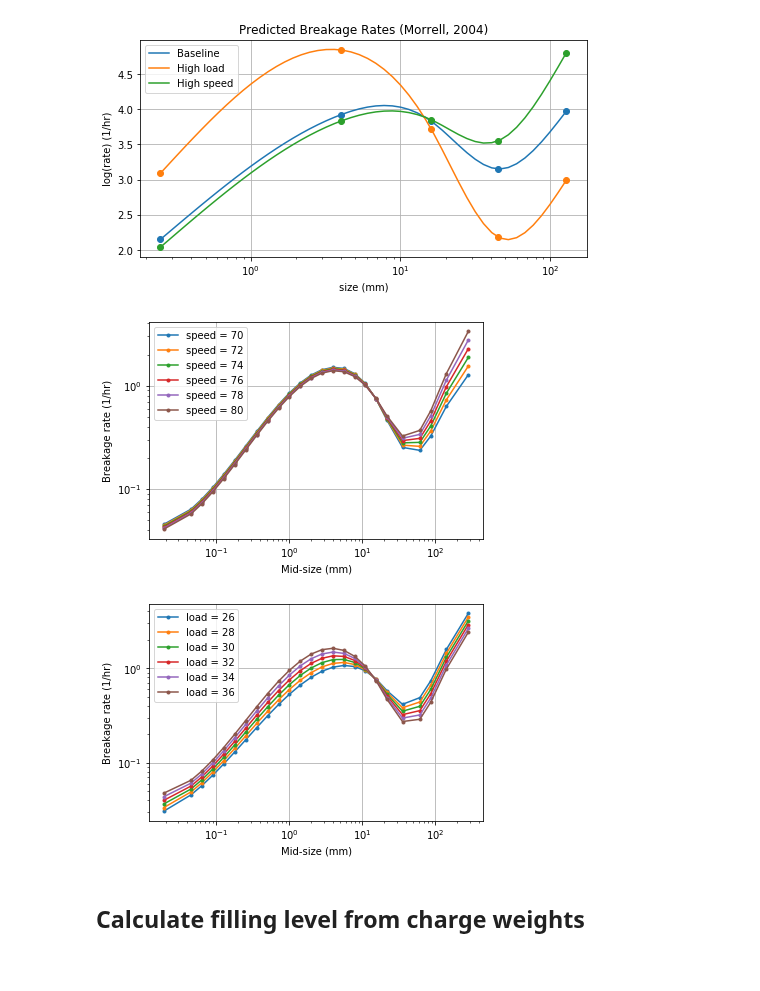
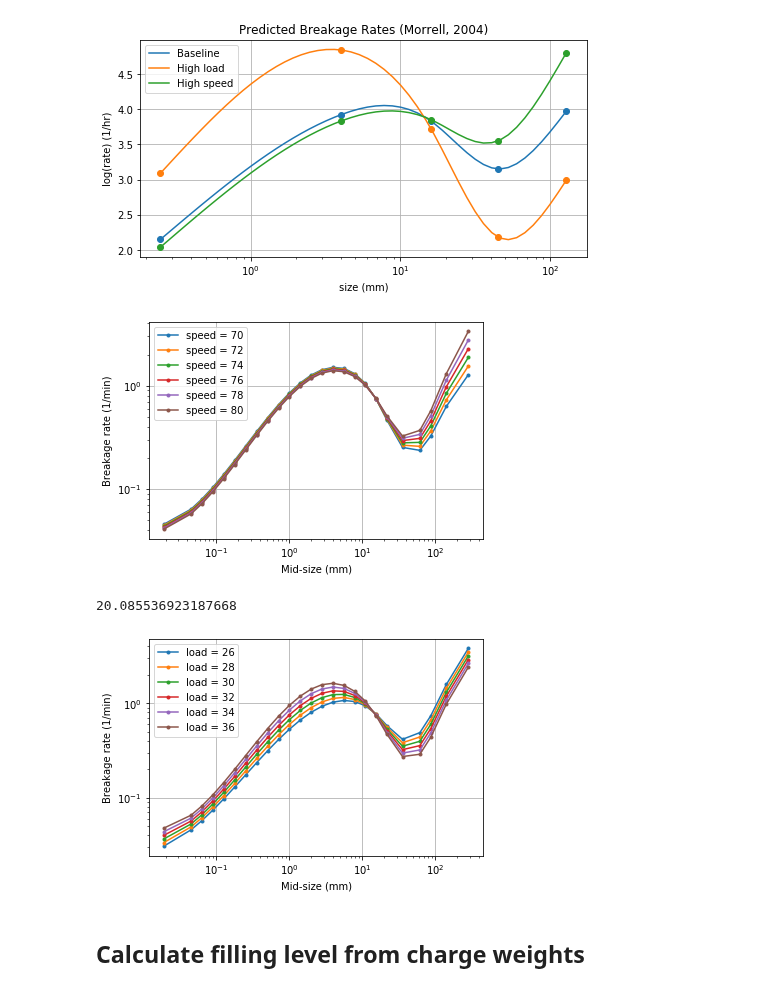
Before and after one commit to billtubbs/mech-575, a Jupyter notebook: code/python/project-grinding-dynamic-simulation-model.ipynb, the cells around one changed output. Drawn from its saved outputs; the diff is of its cells as text; code cells hidden in the pictures.

```diff
--- a/code/python/project-grinding-dynamic-simulation-model.ipynb
+++ b/code/python/project-grinding-dynamic-simulation-model.ipynb
@@ -534,7 +532,7 @@ class DynamicBreakageFunctionMorrell2004:
 
     def get_breakage_rate(self, size, load_pct, speed_pct):
         """Uses the cubic splines with linear interpolation to
-        estimate the breakage rate for given size, load (%)
+        estimate the breakage rate (1/min) for given size, load (%)
         and speed (% critical).
         """
 
@@ -639,25 +637,29 @@ mid_sizes_mm.name = mid_sizes.name + ' (mm)'
 # %%
 load_pct = 33
 for speed_pct in [70, 72, 74, 76, 78, 80]:
     r = breakage_function.get_breakage_rate(mid_sizes_mm, load_pct, speed_pct)
     label = f'speed = {speed_pct}'
-    plot_rates(mid_sizes_mm, r, label=label)
+    plot_rates(mid_sizes_mm, r, label=label, ylabel='Breakage rate (1/min)')
 plt.grid()
 plt.legend()
 plt.show()
 # %% [output]
-[figure, old version]
+[figure, new version]
+# %%
+np.exp(3)
+# %% [output]
+20.085536923187668
 # %%
 speed_pct = 78
 for load_pct in [26, 28, 30, 32, 34, 36]:
     r = breakage_function.get_breakage_rate(mid_sizes_mm, load_pct, speed_pct)
     label = f'load = {load_pct}'
-    plot_rates(mid_sizes_mm, r, label=label)
+    plot_rates(mid_sizes_mm, r, label=label, ylabel='Breakage rate (1/min)')
 plt.grid()
 plt.legend()
 plt.show()
 # %% [output]
-[figure, old version]
+[figure, new version]
 # %% [markdown]
 ## Calculate filling level from charge weights
 # %%
```
Also changed, not shown: parts of 49 cells of this notebook.
